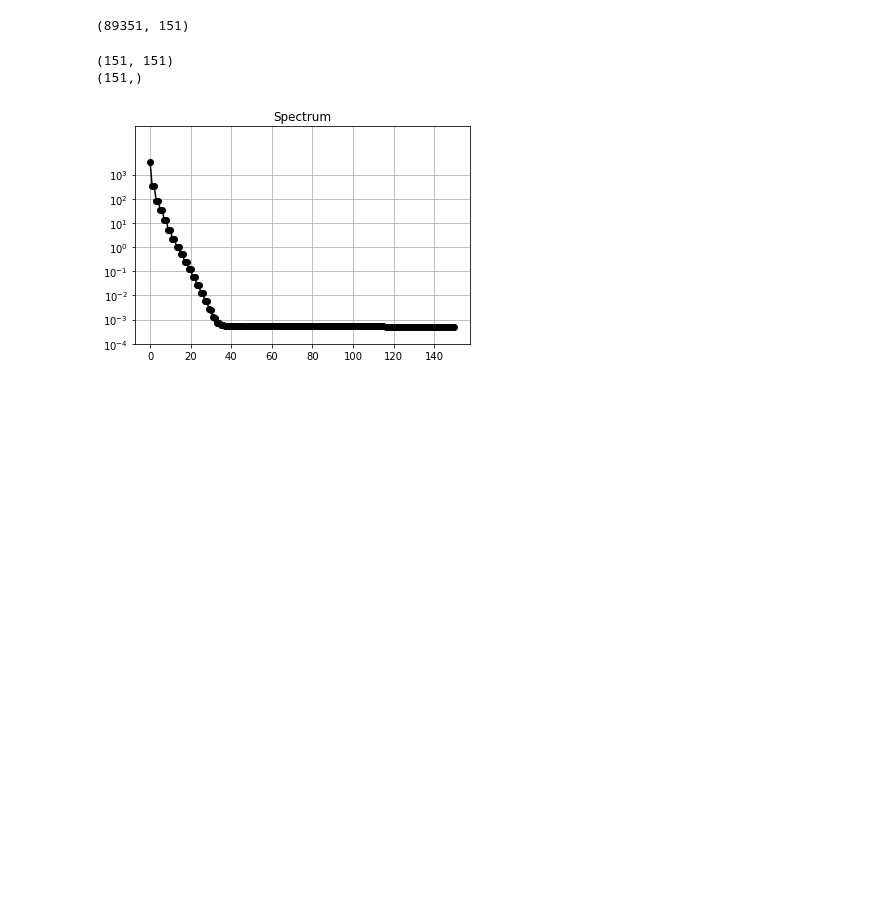
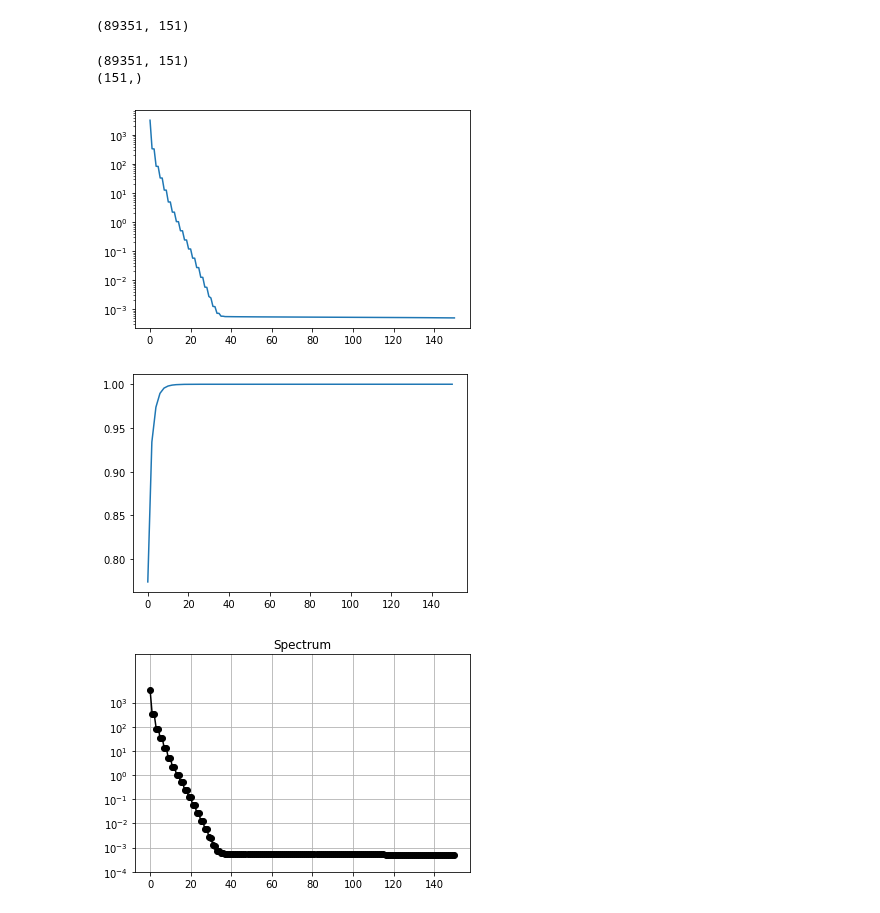
Before and after one commit to jaekimuh/PatternRec_Kim, a Jupyter notebook: HW_1.7.ipynb, the cells around one changed output. Cells and saved outputs as stored; diff of their text form; code cells hidden in the pictures; blank space fills up the shorter version.

```diff
--- a/HW_1.7.ipynb
+++ b/HW_1.7.ipynb
@@ -18,10 +20,16 @@ import numpy as np
 # %%
-print(S.shape)
+print(U.shape)
 S = np.diag(S)
 print(S.shape)
+plt.semilogy(S)
+plt.show()
+plt.plot(np.cumsum(S)/np.sum(S))
+plt.show()
 # %% [output]
-(151, 151)
+(89351, 151)
 (151,)
+[figure, added]
+[figure, added]
 # %%
 import matplotlib.pyplot as plt
 
```
Also changed, not shown: parts of 22 cells of this notebook.
